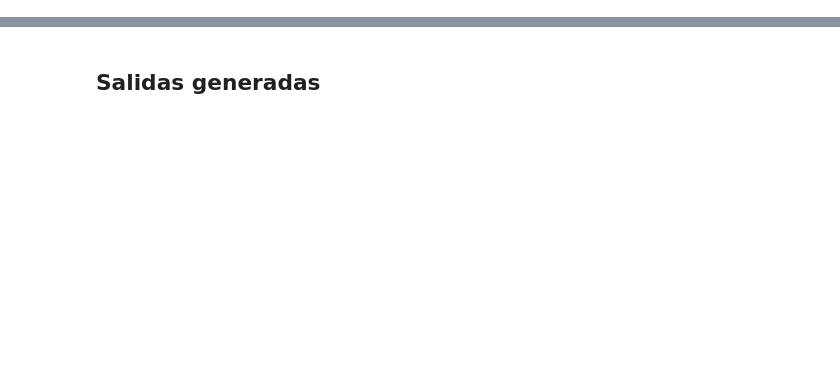
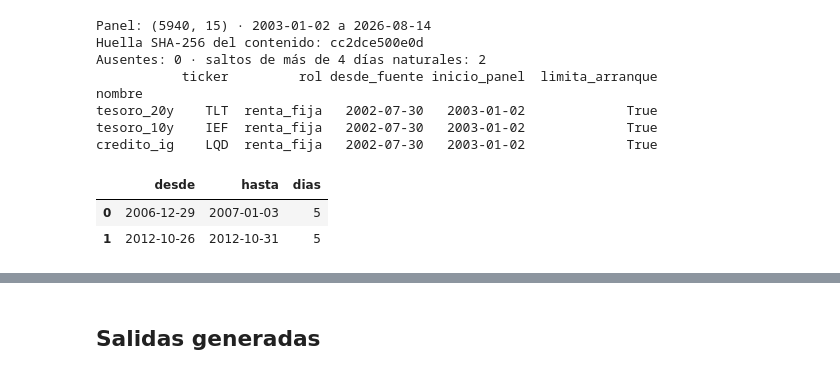
Before and after one commit to Romequinco/TALLER_GENERATIVOS, a Jupyter notebook: notebooks/00_datos_y_features.ipynb, the cells around one changed output, grey strips where cells are left out. Saved outputs shown, nothing was run; the diff lists cells and outputs as text; code cells hidden in the pictures; blank space fills up the shorter version.

```diff
--- a/notebooks/00_datos_y_features.ipynb
+++ b/notebooks/00_datos_y_features.ipynb
@@ -172,0 +75,23 @@ formato, y pesa una fracción.
+# %%
+precios = datos.descargar_precios()
+saltos = datos.huecos(precios.index)
+
+print("Panel:", precios.shape, "·", precios.index[0].date(), "a", precios.index[-1].date())
+print("Huella SHA-256 del contenido:", datos.huella(precios))
+print("Ausentes:", int(precios.isna().sum().sum()), "· saltos de más de 4 días naturales:", len(saltos))
+assert saltos.empty or int(saltos["dias"].max()) <= 10, "Hueco interior sospechoso en el índice."
+
+print(datos.cobertura(precios).head(3).to_string())
+saltos
+# %% [output]
+Panel: (5940, 15) · 2003-01-02 a 2026-08-14
+Huella SHA-256 del contenido: cc2dce500e0d
+Ausentes: 0 · saltos de más de 4 días naturales: 2
+           ticker         rol desde_fuente inicio_panel  limita_arranque
+nombre
+tesoro_20y    TLT  renta_fija   2002-07-30   2003-01-02             True
+tesoro_10y    IEF  renta_fija   2002-07-30   2003-01-02             True
+credito_ig    LQD  renta_fija   2002-07-30   2003-01-02             True
+|  | desde | hasta | dias |
+| 0 | 2006-12-29 | 2007-01-03 | 5 |
+| 1 | 2012-10-26 | 2012-10-31 | 5 |
```
Also changed, not shown: parts of 28 cells of this notebook, 12 other files.
